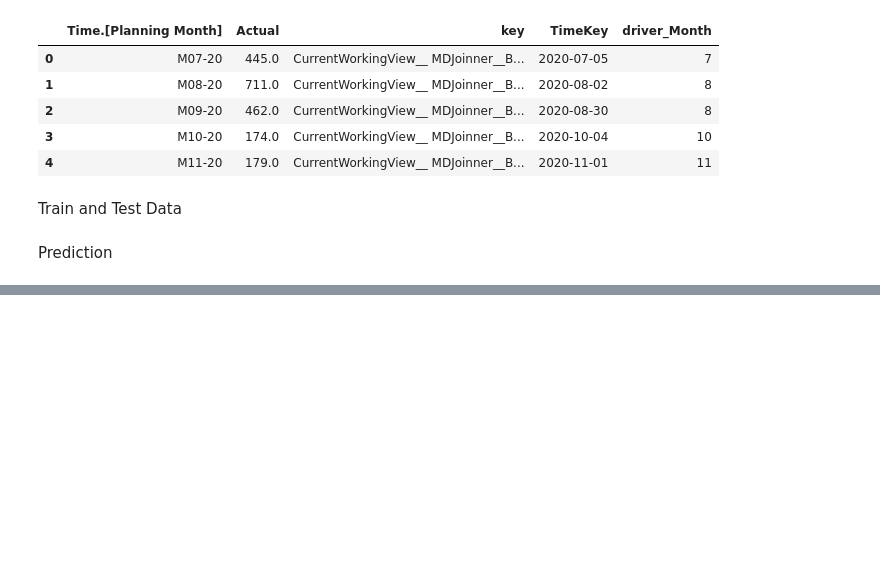
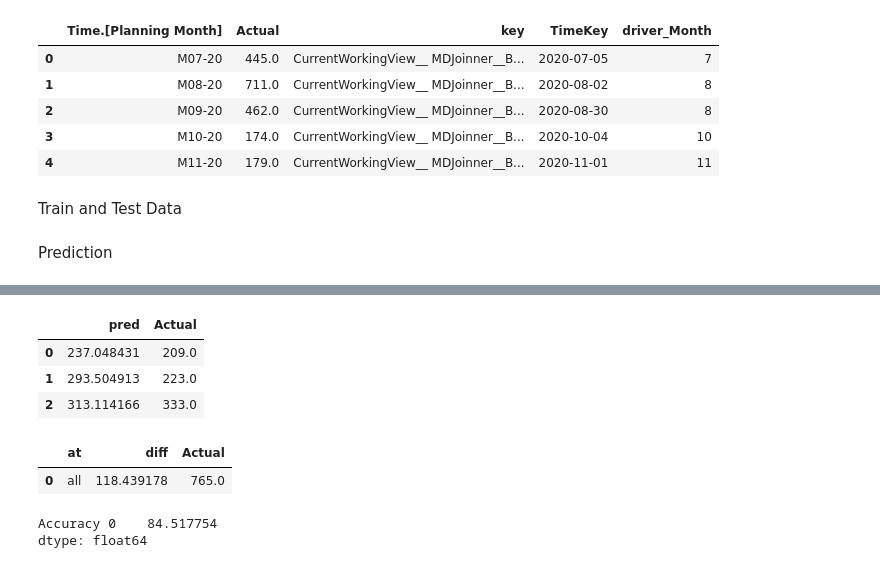
Before and after one commit to mbahau/Forecastinit, a Jupyter notebook: mian.ipynb, the cells around one changed output, grey strips where cells are left out. Saved outputs shown, nothing was run; the diff lists cells and outputs as text; code cells hidden in the pictures; blank space fills up the shorter version.

```diff
--- a/mian.ipynb
+++ b/mian.ipynb
@@ -180,0 +215,26 @@ skforecastpredict(models,X_train, y_train, X_test)
+# %%
+# Grid search hyperparameters and lags
+# ==============================================================================
+forecaster = ForecasterAutoreg(
+                 regressor = RandomForestRegressor(random_state=123),
+                 lags      = 10 # Placeholder, the value will be overwritten
+             )
+
+# Lags used as predictors
+lags_grid = [2,3,6,[1,2,3],[1,2,3,6],[3,6],[1,2,3,6]]
+
+lags_grid = [2,3]
+# Regressor hyperparameters
+param_grid = {
+    'n_estimators': [50, 100, 200, 500, 1000, 1500],
+    'max_depth': [2, 5, 8, 10, 12, 15]
+}
+
+
+# lags_grid = [2, 10, [1, 2, 3, 20]]
+
+# Regressor hyperparameters
+# param_grid = {
+#     'n_estimators': [50, 100],
+#     'max_depth': [5, 10, 15]
+# }
@@ -180,0 +265,21 @@ skforecastpredict(models,X_train, y_train, X_test)
+# %%
+yhat = pd.merge(yhat[['pred']],y_test,left_index=True,right_index=True,how='outer')
+yhat
+# %% [output]
+|  | pred | Actual |
+| 0 | 237.048431 | 209.0 |
+| 1 | 293.504913 | 223.0 |
+| 2 | 313.114166 | 333.0 |
+# %%
+yhat['at'] = 'all'
+yhat['diff'] = abs(yhat['pred'] - yhat['Actual'])
+yhat = yhat.groupby(['at'],as_index=False)[['diff','Actual']].sum()
+yhat
+# %% [output]
+|  | at | diff | Actual |
+| 0 | all | 118.439178 | 765.0 |
+# %%
+print("Accuracy",100-yhat['diff']/yhat['Actual']*100)
+# %% [output]
+Accuracy 0    84.517754
+dtype: float64
```
Also changed, not shown: parts of 10 cells of this notebook.
